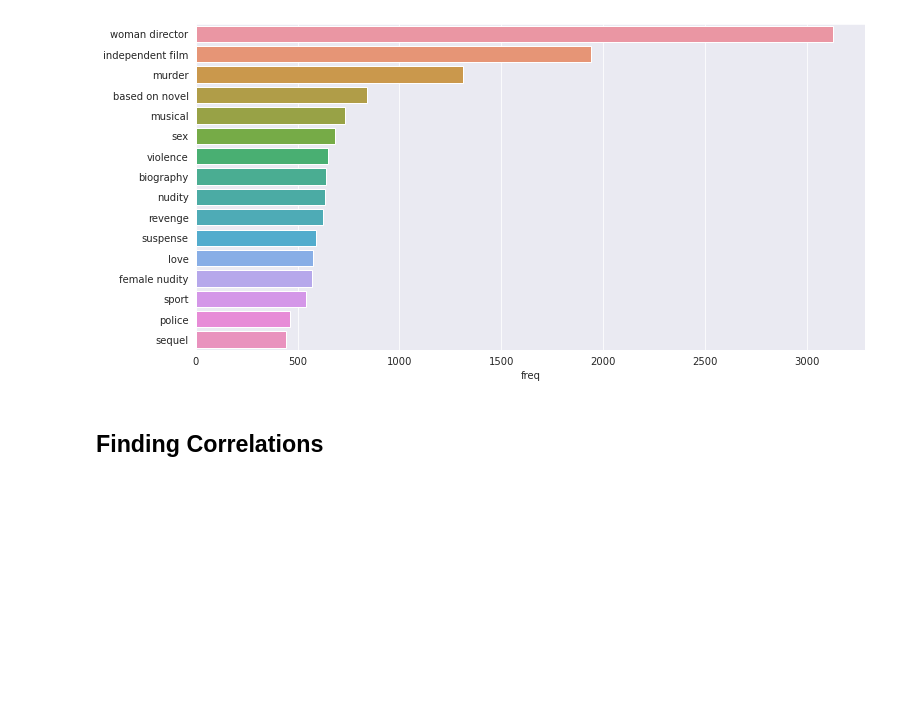
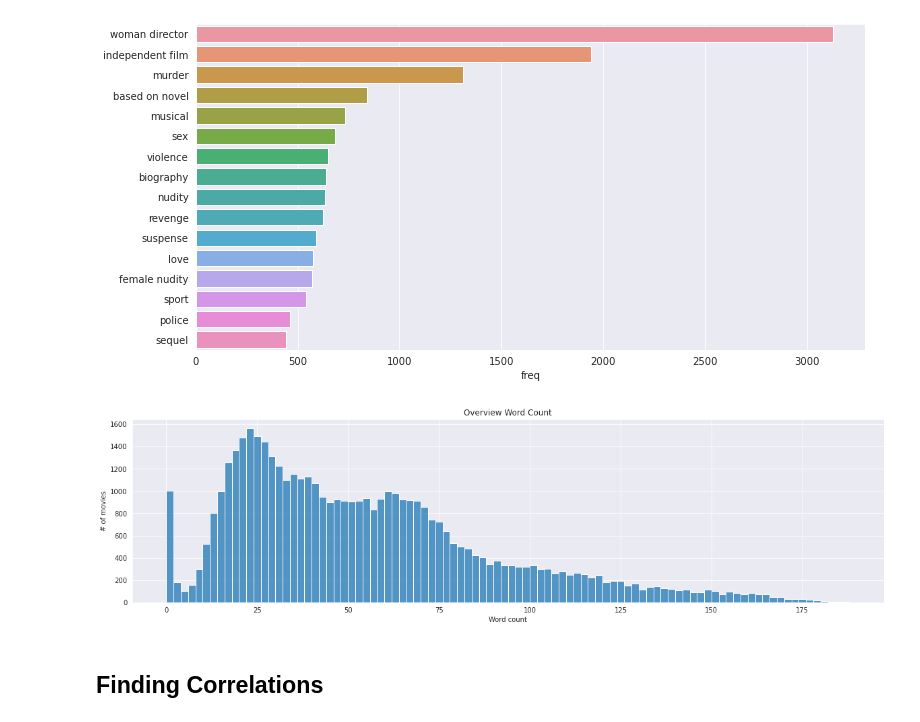
Before and after one commit to adi-benz/movies-rating-analysis, a Jupyter notebook: analysis.ipynb, the cells around one changed output. Drawn from its saved outputs; the diff is of its cells as text; code cells hidden in the pictures; blank space fills up the shorter version.

```diff
--- a/analysis.ipynb
+++ b/analysis.ipynb
@@ -402,6 +404,22 @@ sns.barplot(data=most_freq_keywords, x="freq", y=a.index, orient="h")
 plt.show()
 # %% [output]
 [figure]
+# %%
+overview_word_count = movies["overview"].fillna("")\
+    .apply(lambda overview: 0 if len(overview) == 0 else len(overview.split(" ")))\
+    .to_frame()\
+    .rename(columns={'overview': 'word_count'})
+overview_word_count
+plt.figure(figsize=(20, 5))
+
+sns.histplot(data=overview_word_count, x="word_count", binwidth=2)
+plt.title("Overview Word Count")
+plt.ylabel("# of movies")
+plt.xlabel("Word count")
+
+plt.show()
+# %% [output]
+[figure, added]
 # %% [markdown]
 ## Finding Correlations
 # %% [markdown]
```
Also changed, not shown: parts of 2 cells of this notebook.
